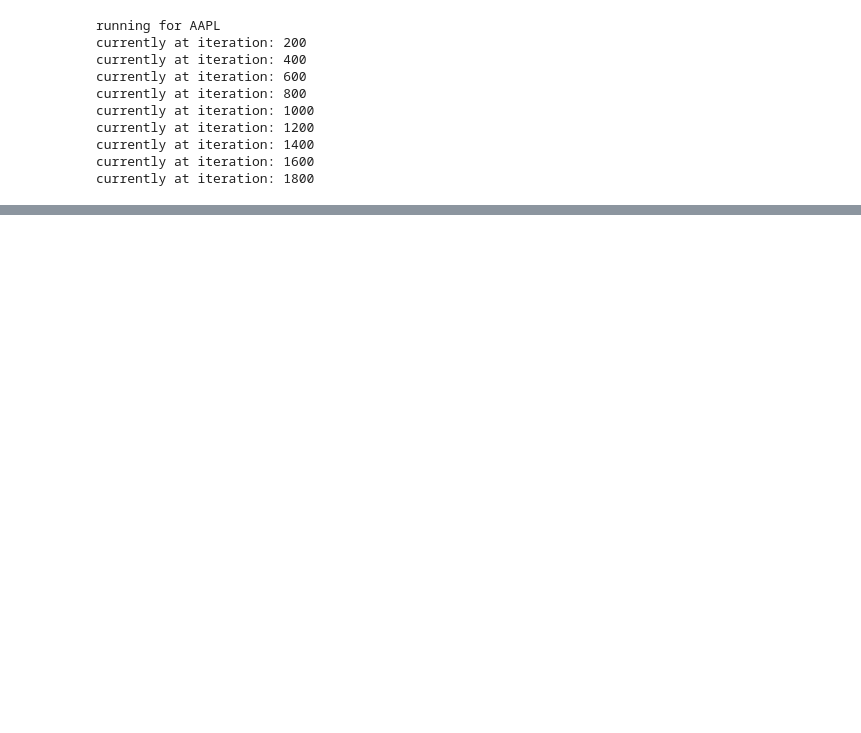
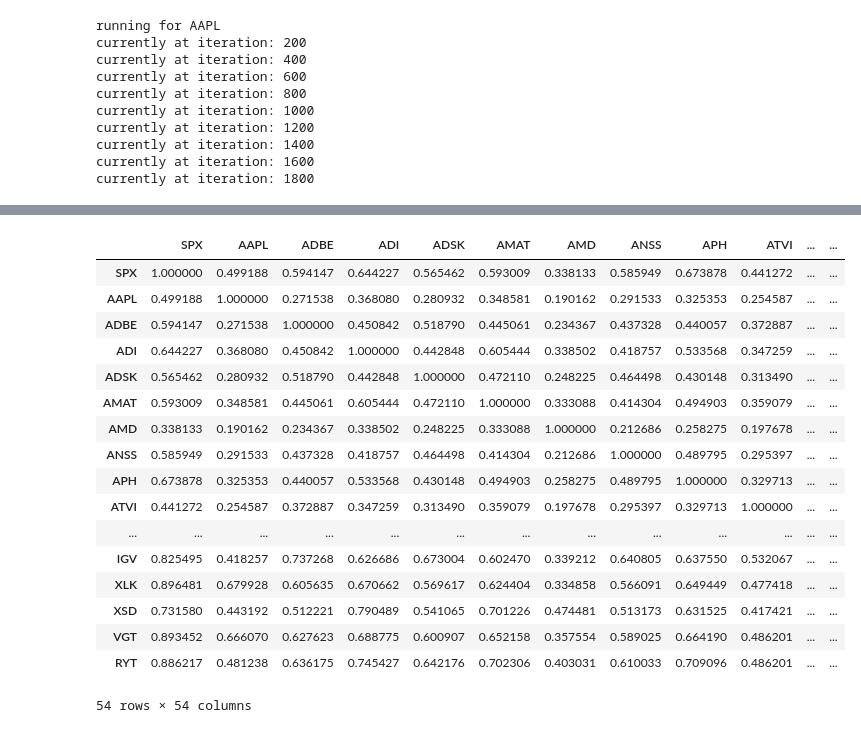
Before and after one commit to anthonysuherli/Statistical-arbitrage-with-O-U-process, a Jupyter notebook: Capstone_2_Modelling.ipynb, the cells around one changed output, grey strips where cells are left out. Saved outputs shown, nothing was run; the diff lists cells and outputs as text; code cells hidden in the pictures; blank space fills up the shorter version.

```diff
--- a/Capstone_2_Modelling.ipynb
+++ b/Capstone_2_Modelling.ipynb
@@ -522,0 +752,21 @@ for column in s_tech_test:
+# %%
+stetf.loc[:date,stetf.columns.isin(opt_s_tech.index)].corr()
+# %% [output]
+|  | SPX | AAPL | ADBE | ADI | ADSK | AMAT | AMD | ANSS | APH | ATVI | ... | ... |
+| SPX | 1.000000 | 0.499188 | 0.594147 | 0.644227 | 0.565462 | 0.593009 | 0.338133 | 0.585949 | 0.673878 | 0.441272 | ... | ... |
+| AAPL | 0.499188 | 1.000000 | 0.271538 | 0.368080 | 0.280932 | 0.348581 | 0.190162 | 0.291533 | 0.325353 | 0.254587 | ... | ... |
+| ADBE | 0.594147 | 0.271538 | 1.000000 | 0.450842 | 0.518790 | 0.445061 | 0.234367 | 0.437328 | 0.440057 | 0.372887 | ... | ... |
+| ADI | 0.644227 | 0.368080 | 0.450842 | 1.000000 | 0.442848 | 0.605444 | 0.338502 | 0.418757 | 0.533568 | 0.347259 | ... | ... |
+| ADSK | 0.565462 | 0.280932 | 0.518790 | 0.442848 | 1.000000 | 0.472110 | 0.248225 | 0.464498 | 0.430148 | 0.313490 | ... | ... |
+| AMAT | 0.593009 | 0.348581 | 0.445061 | 0.605444 | 0.472110 | 1.000000 | 0.333088 | 0.414304 | 0.494903 | 0.359079 | ... | ... |
+| AMD | 0.338133 | 0.190162 | 0.234367 | 0.338502 | 0.248225 | 0.333088 | 1.000000 | 0.212686 | 0.258275 | 0.197678 | ... | ... |
+| ANSS | 0.585949 | 0.291533 | 0.437328 | 0.418757 | 0.464498 | 0.414304 | 0.212686 | 1.000000 | 0.489795 | 0.295397 | ... | ... |
+| APH | 0.673878 | 0.325353 | 0.440057 | 0.533568 | 0.430148 | 0.494903 | 0.258275 | 0.489795 | 1.000000 | 0.329713 | ... | ... |
+| ATVI | 0.441272 | 0.254587 | 0.372887 | 0.347259 | 0.313490 | 0.359079 | 0.197678 | 0.295397 | 0.329713 | 1.000000 | ... | ... |
+| ... | ... | ... | ... | ... | ... | ... | ... | ... | ... | ... | ... | ... |
+| IGV | 0.825495 | 0.418257 | 0.737268 | 0.626686 | 0.673004 | 0.602470 | 0.339212 | 0.640805 | 0.637550 | 0.532067 | ... | ... |
+| XLK | 0.896481 | 0.679928 | 0.605635 | 0.670662 | 0.569617 | 0.624404 | 0.334858 | 0.566091 | 0.649449 | 0.477418 | ... | ... |
+| XSD | 0.731580 | 0.443192 | 0.512221 | 0.790489 | 0.541065 | 0.701226 | 0.474481 | 0.513173 | 0.631525 | 0.417421 | ... | ... |
+| VGT | 0.893452 | 0.666070 | 0.627623 | 0.688775 | 0.600907 | 0.652158 | 0.357554 | 0.589025 | 0.664190 | 0.486201 | ... | ... |
+| RYT | 0.886217 | 0.481238 | 0.636175 | 0.745427 | 0.642176 | 0.702306 | 0.403031 | 0.610033 | 0.709096 | 0.486201 | ... | ... |
+54 rows × 54 columns
```
Also changed, not shown: parts of 58 cells of this notebook.
